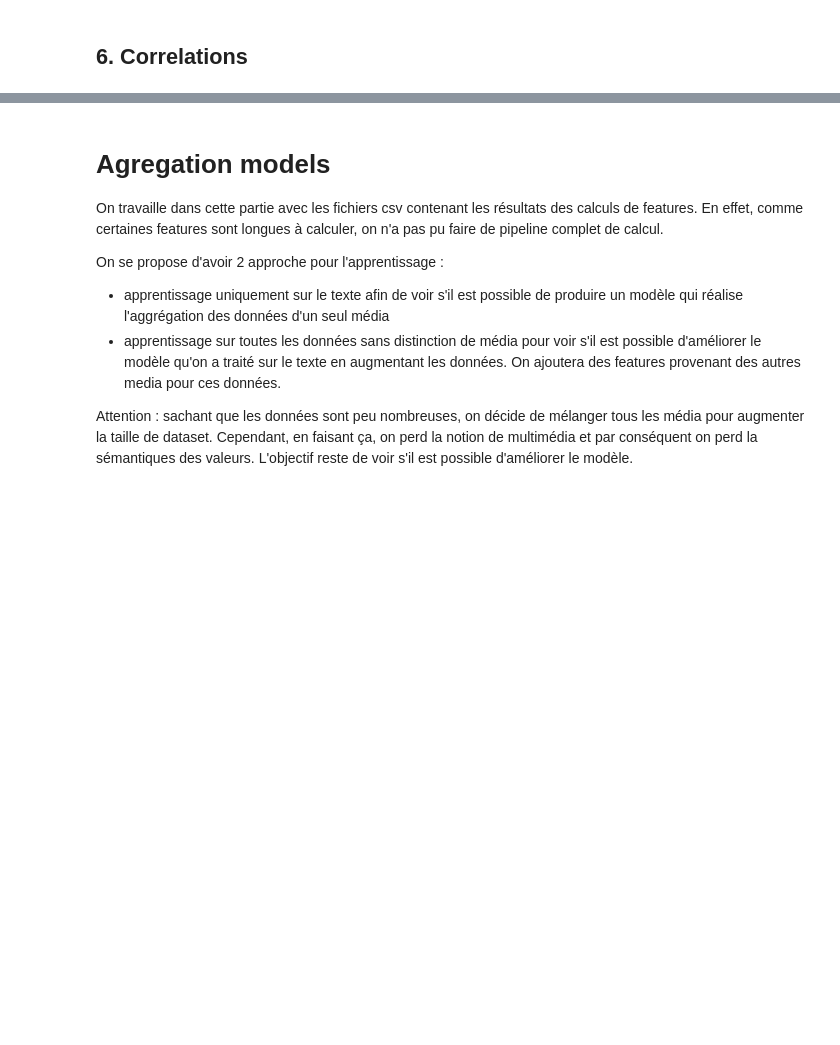
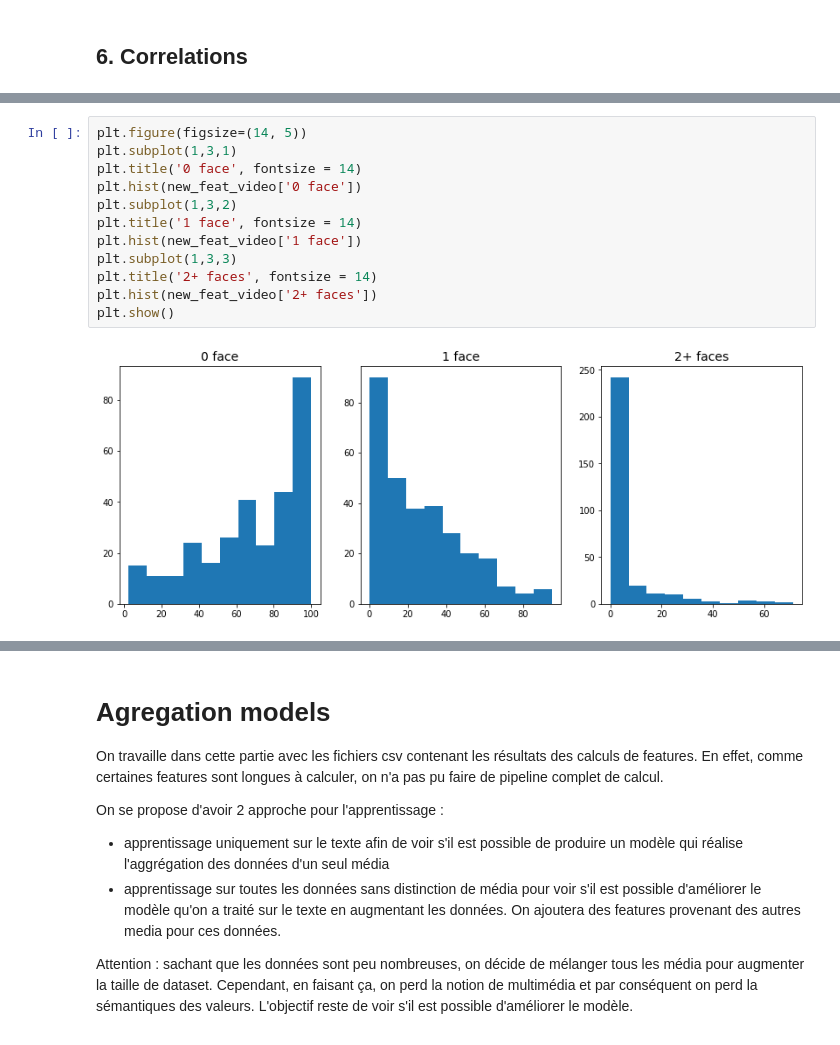
Before and after one commit to vincentnam/Project-Archean, a Jupyter notebook: ChallengeM2SID_2019.ipynb, the cells around one changed output, grey strips where cells are left out. Drawn from its saved outputs; the diff is of its cells as text; blank space fills up the shorter version.

```diff
--- a/ChallengeM2SID_2019.ipynb
+++ b/ChallengeM2SID_2019.ipynb
@@ -3738,0 +3923,14 @@ df_video
+# %%
+plt.figure(figsize=(14, 5))
+plt.subplot(1,3,1)
+plt.title('0 face', fontsize = 14)
+plt.hist(new_feat_video['0 face'])
+plt.subplot(1,3,2)
+plt.title('1 face', fontsize = 14)
+plt.hist(new_feat_video['1 face'])
+plt.subplot(1,3,3)
+plt.title('2+ faces', fontsize = 14)
+plt.hist(new_feat_video['2+ faces'])
+plt.show()
+# %% [output]
+[figure, added]
```
Also changed, not shown: parts of 48 cells of this notebook.
